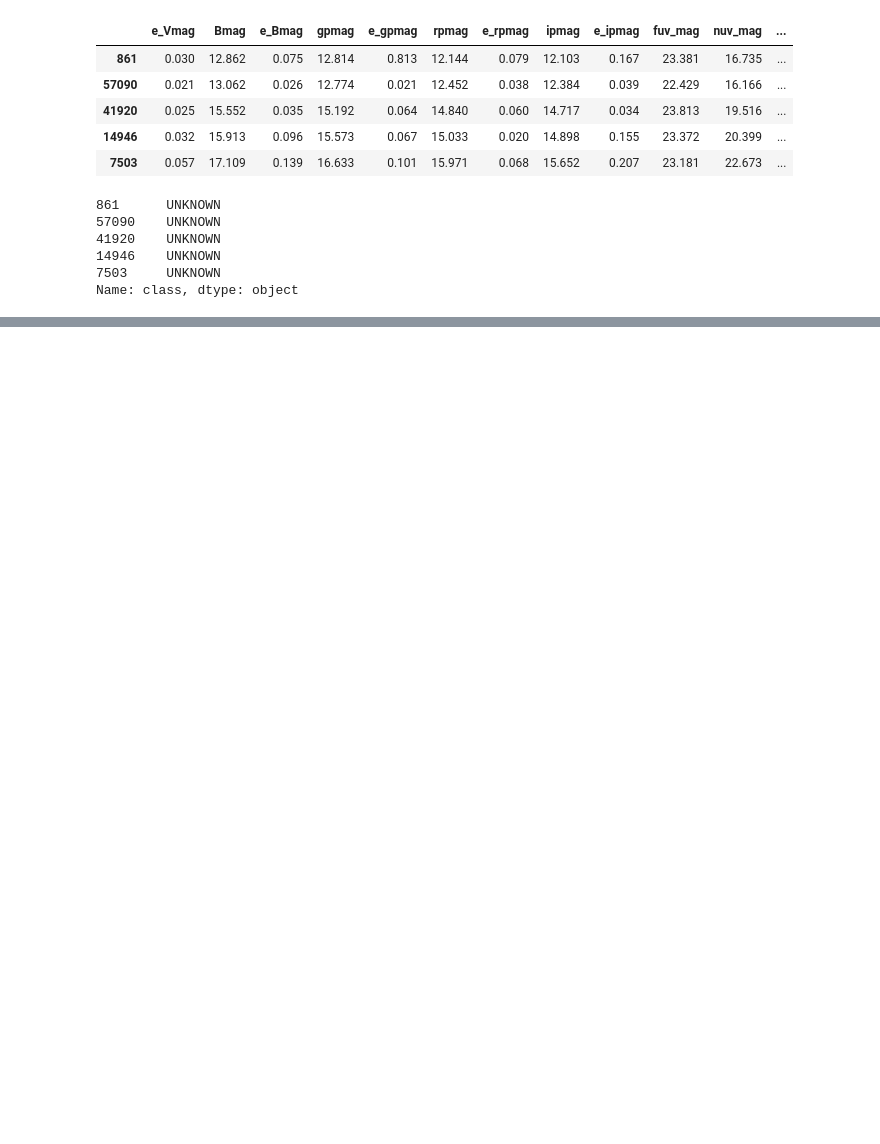
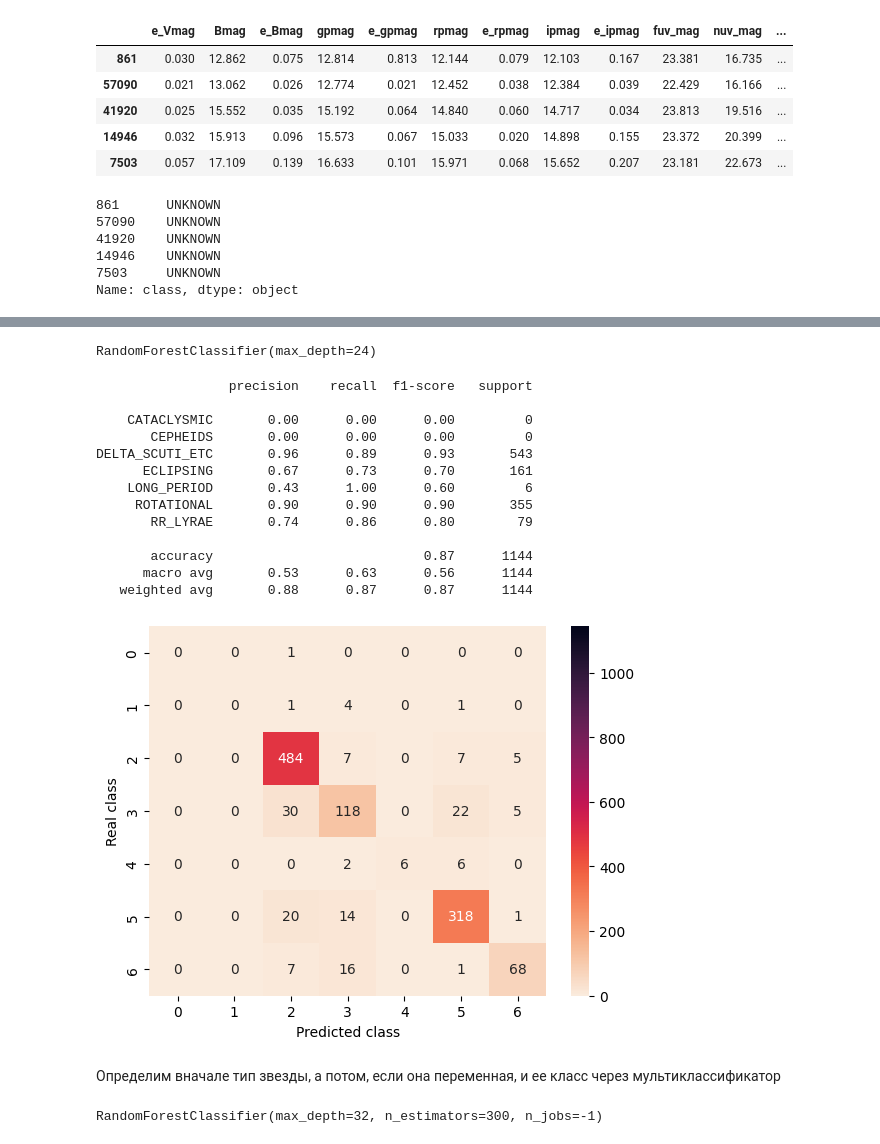
Before and after one commit to ArnautovPeter/Stellar-classification, a Jupyter notebook: src/multi.ipynb, the cells around one changed output, grey strips where cells are left out. Cells and saved outputs as stored; diff of their text form; code cells hidden in the pictures; blank space fills up the shorter version.

Commit message:
sequantial multi classfification

```diff
--- a/src/multi.ipynb
+++ b/src/multi.ipynb
@@ -199,0 +268,42 @@ DELTA_SCUTI_ETC       0.48      0.99      0.64       260
+# %%
+params = {
+  "max_depth": [16, 24, 32]
+}
+
+gs = GridSearchCV(RandomForestClassifier(), params)
+gs.fit(X_train_var, Y_train_var)
+clf_multi = gs.best_estimator_
+gs.best_estimator_
+# %% [output]
+RandomForestClassifier(max_depth=24)
+# %%
+pred = clf.predict(X_test_var)
+metrics(pred, Y_test_var, output=True, to_return=False)
+# %% [output]
+                 precision    recall  f1-score   support
+
+    CATACLYSMIC       0.00      0.00      0.00         0
+       CEPHEIDS       0.00      0.00      0.00         0
+DELTA_SCUTI_ETC       0.96      0.89      0.93       543
+      ECLIPSING       0.67      0.73      0.70       161
+    LONG_PERIOD       0.43      1.00      0.60         6
+     ROTATIONAL       0.90      0.90      0.90       355
+       RR_LYRAE       0.74      0.86      0.80        79
+
+       accuracy                           0.87      1144
+      macro avg       0.53      0.63      0.56      1144
+   weighted avg       0.88      0.87      0.87      1144
+[figure, added]
+# %% [markdown]
+Определим вначале тип звезды, а потом, если она переменная, и ее класс через мультиклассификатор
+# %%
+data_single = pd.read_csv("../data/whole_data.csv").iloc[:, 4:].drop("type", axis=1).dropna()
+X_single, _, Y_single, _ = train_test_split(data_single.drop("present", axis=1), data_single["present"], random_state=RS, train_size=0.8)
+N = Y_single[Y_single == 1].size
+data_single = pd.concat([data_single[data_single.present == 0].sample(N * 3),
+                         data_single[data_single.present == 1].sample(N)])
+X, Y = data_single.drop("present", axis=1), data_single["present"]
+clf_single = RandomForestClassifier(max_depth=32, n_estimators=300, n_jobs=-1)
+clf_single.fit(X, Y)
+# %% [output]
+RandomForestClassifier(max_depth=32, n_estimators=300, n_jobs=-1)
```
Also changed, not shown: parts of 18 cells of this notebook, 1 other file.
